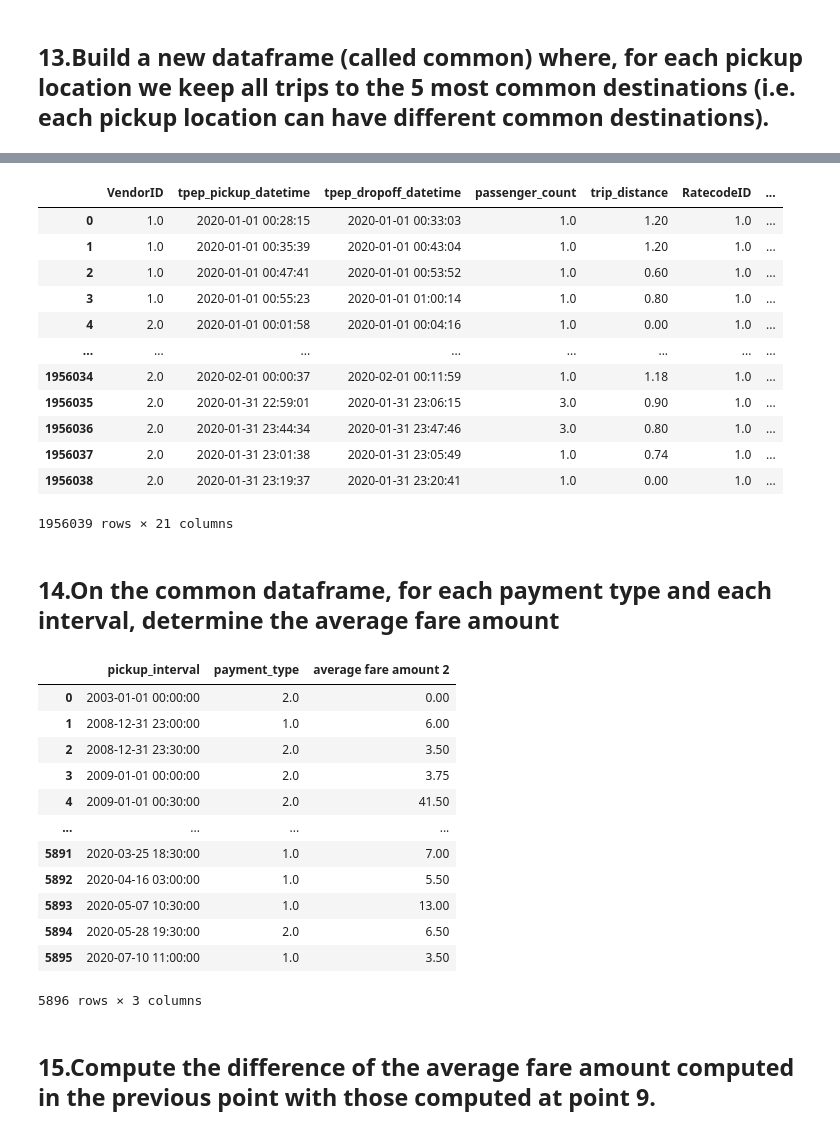
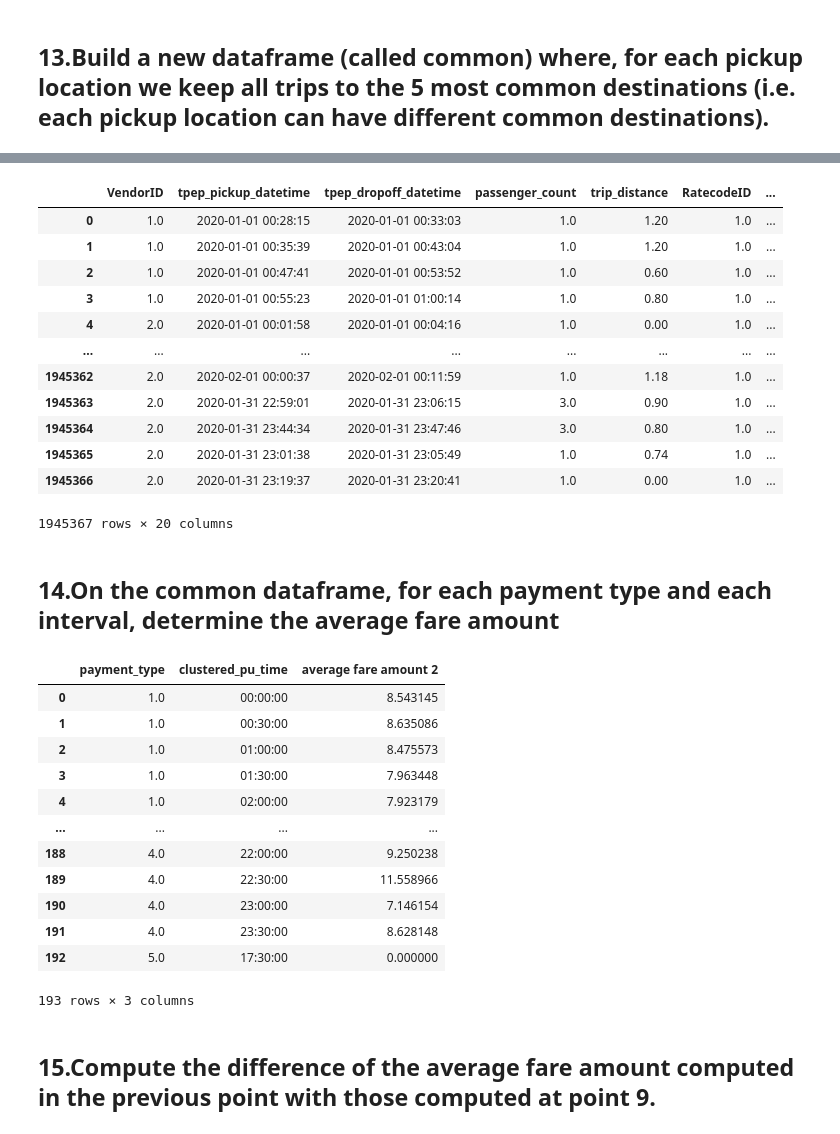
Before and after one commit to federicaromano0/progetto_computer_science, a Jupyter notebook: foundationsCS project4.0.ipynb, the cells around one changed output, grey strips where cells are left out. Cells and saved outputs as stored; diff of their text form; code cells hidden in the pictures.

```diff
--- a/foundationsCS project4.0.ipynb
+++ b/foundationsCS project4.0.ipynb
@@ -188,6 +261,7 @@ n_started
 # %% [markdown]
 ## 7.Cluster the pickup time of the day into 30-minute intervals (e.g. from 02:00 to 02:30)
 # %%
-prova['pickup_interval'] = pd.to_datetime(prova['tpep_pickup_datetime']).dt.floor('30min')
-prova
+# We rounded every pickup time to the previous half-hour
+NYC_nona['clustered_pu_time'] = pd.to_datetime(NYC_nona['tpep_pickup_datetime']).dt.floor('30min').dt.time
+NYC_nona[['tpep_pickup_datetime','clustered_pu_time']].sort_values('clustered_pu_time')
 # %% [output]
@@ -288,8 +382,12 @@ max_loc
 # %% [markdown]
 ## 13.Build a new dataframe (called common) where, for each pickup location we keep all trips to the 5 most common destinations (i.e. each pickup location can have different common destinations).
 # %%
-# Group by pickup and drop-off locations and count occurrences
-sum_dest = prova.groupby(['PULocationID', 'DOLocationID']).size().reset_index(name='count')
-sum_dest
+# We grouped by pickup and drop-off locations and counted occurrences
+sum_dest = NYC_nona.groupby(['PULocationID', 'DOLocationID']).size().reset_index(name='count')
+
+# For each PU location we computed the 5 most frequent DO locations
+top5dest = (sum_dest.sort_values(by=['PULocationID', 'count'], ascending=[True, False])
+            .groupby('PULocationID').head(5).reset_index(drop=True))
+top5dest
 # %% [output]
 |  | PULocationID | DOLocationID | count |
@@ -308,7 +405,0 @@ sum_dest
-# %%
-top5dest = (sum_dest
-                    .sort_values(by=['PULocationID', 'count'], ascending=[True, False])
-                    .groupby('PULocationID')
-                    .head(5)
-                    .reset_index(drop=True))
-top5dest
@@ -329,5 +406,6 @@ top5dest
 # %%
-common = prova.merge(top5dest[['PULocationID', 'DOLocationID']], on=['PULocationID', 'DOLocationID'], how='inner')
+# We created a new dataframe containing only the trips having PU,DO location pair in the top5dest table
+common = NYC_nona.merge(top5dest[['PULocationID', 'DOLocationID']], on=['PULocationID', 'DOLocationID'], how='inner')
 common
 # %% [output]
 |  | VendorID | tpep_pickup_datetime | tpep_dropoff_datetime | passenger_count | trip_distance | RatecodeID | ... |
@@ -337,32 +415,33 @@ common
 | 3 | 1.0 | 2020-01-01 00:55:23 | 2020-01-01 01:00:14 | 1.0 | 0.80 | 1.0 | ... |
 | 4 | 2.0 | 2020-01-01 00:01:58 | 2020-01-01 00:04:16 | 1.0 | 0.00 | 1.0 | ... |
 | ... | ... | ... | ... | ... | ... | ... | ... |
-| 1956034 | 2.0 | 2020-02-01 00:00:37 | 2020-02-01 00:11:59 | 1.0 | 1.18 | 1.0 | ... |
-| 1956035 | 2.0 | 2020-01-31 22:59:01 | 2020-01-31 23:06:15 | 3.0 | 0.90 | 1.0 | ... |
-| 1956036 | 2.0 | 2020-01-31 23:44:34 | 2020-01-31 23:47:46 | 3.0 | 0.80 | 1.0 | ... |
-| 1956037 | 2.0 | 2020-01-31 23:01:38 | 2020-01-31 23:05:49 | 1.0 | 0.74 | 1.0 | ... |
-| 1956038 | 2.0 | 2020-01-31 23:19:37 | 2020-01-31 23:20:41 | 1.0 | 0.00 | 1.0 | ... |
+| 1945362 | 2.0 | 2020-02-01 00:00:37 | 2020-02-01 00:11:59 | 1.0 | 1.18 | 1.0 | ... |
+| 1945363 | 2.0 | 2020-01-31 22:59:01 | 2020-01-31 23:06:15 | 3.0 | 0.90 | 1.0 | ... |
+| 1945364 | 2.0 | 2020-01-31 23:44:34 | 2020-01-31 23:47:46 | 3.0 | 0.80 | 1.0 | ... |
+| 1945365 | 2.0 | 2020-01-31 23:01:38 | 2020-01-31 23:05:49 | 1.0 | 0.74 | 1.0 | ... |
+| 1945366 | 2.0 | 2020-01-31 23:19:37 | 2020-01-31 23:20:41 | 1.0 | 0.00 | 1.0 | ... |
-1956039 rows × 21 columns
+1945367 rows × 20 columns
 # %% [markdown]
 ## 14.On the common dataframe, for each payment type and each interval, determine the average fare amount
 # %%
-common_pay_int = common.groupby(['pickup_interval', 'payment_type'])['fare_amount'].mean().reset_index().rename(
+# We grouped by payment type and PU time interval and then used mean to compute the average of the fare amount
+common_pay_int = common.groupby(['payment_type','clustered_pu_time'])['fare_amount'].mean().reset_index().rename(
     columns={'fare_amount': 'average fare amount 2'})
 common_pay_int
 # %% [output]
-|  | pickup_interval | payment_type | average fare amount 2 |
-| 0 | 2003-01-01 00:00:00 | 2.0 | 0.00 |
-| 1 | 2008-12-31 23:00:00 | 1.0 | 6.00 |
-| 2 | 2008-12-31 23:30:00 | 2.0 | 3.50 |
-| 3 | 2009-01-01 00:00:00 | 2.0 | 3.75 |
-| 4 | 2009-01-01 00:30:00 | 2.0 | 41.50 |
+|  | payment_type | clustered_pu_time | average fare amount 2 |
+| 0 | 1.0 | 00:00:00 | 8.543145 |
+| 1 | 1.0 | 00:30:00 | 8.635086 |
+| 2 | 1.0 | 01:00:00 | 8.475573 |
+| 3 | 1.0 | 01:30:00 | 7.963448 |
+| 4 | 1.0 | 02:00:00 | 7.923179 |
 | ... | ... | ... | ... |
-| 5891 | 2020-03-25 18:30:00 | 1.0 | 7.00 |
-| 5892 | 2020-04-16 03:00:00 | 1.0 | 5.50 |
-| 5893 | 2020-05-07 10:30:00 | 1.0 | 13.00 |
-| 5894 | 2020-05-28 19:30:00 | 2.0 | 6.50 |
-| 5895 | 2020-07-10 11:00:00 | 1.0 | 3.50 |
+| 188 | 4.0 | 22:00:00 | 9.250238 |
+| 189 | 4.0 | 22:30:00 | 11.558966 |
+| 190 | 4.0 | 23:00:00 | 7.146154 |
+| 191 | 4.0 | 23:30:00 | 8.628148 |
+| 192 | 5.0 | 17:30:00 | 0.000000 |
-5896 rows × 3 columns
+193 rows × 3 columns
 # %% [markdown]
 ## 15.Compute the difference of the average fare amount computed in the previous point with those computed at point 9.
 # %%
```
Also changed, not shown: parts of 32 cells of this notebook.
